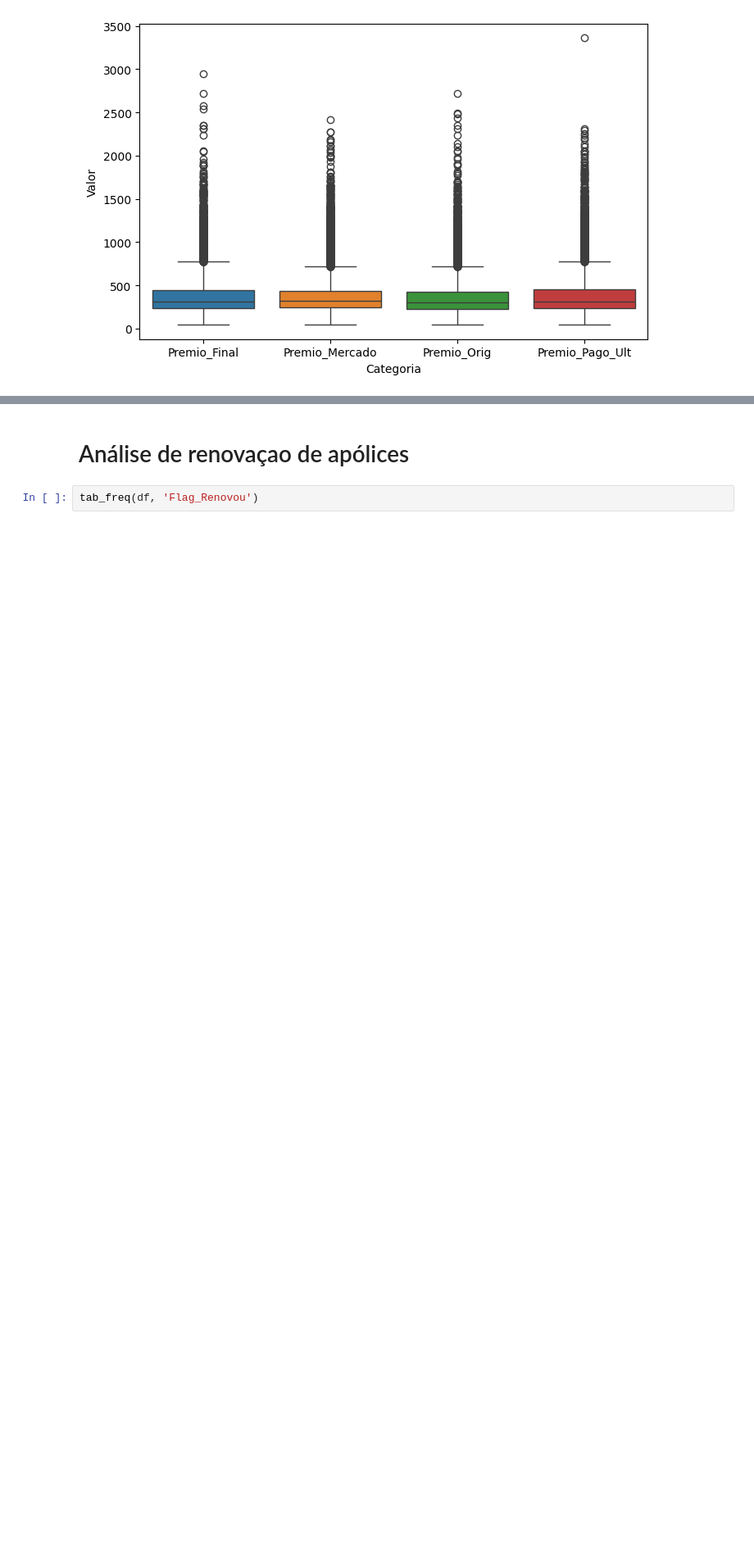
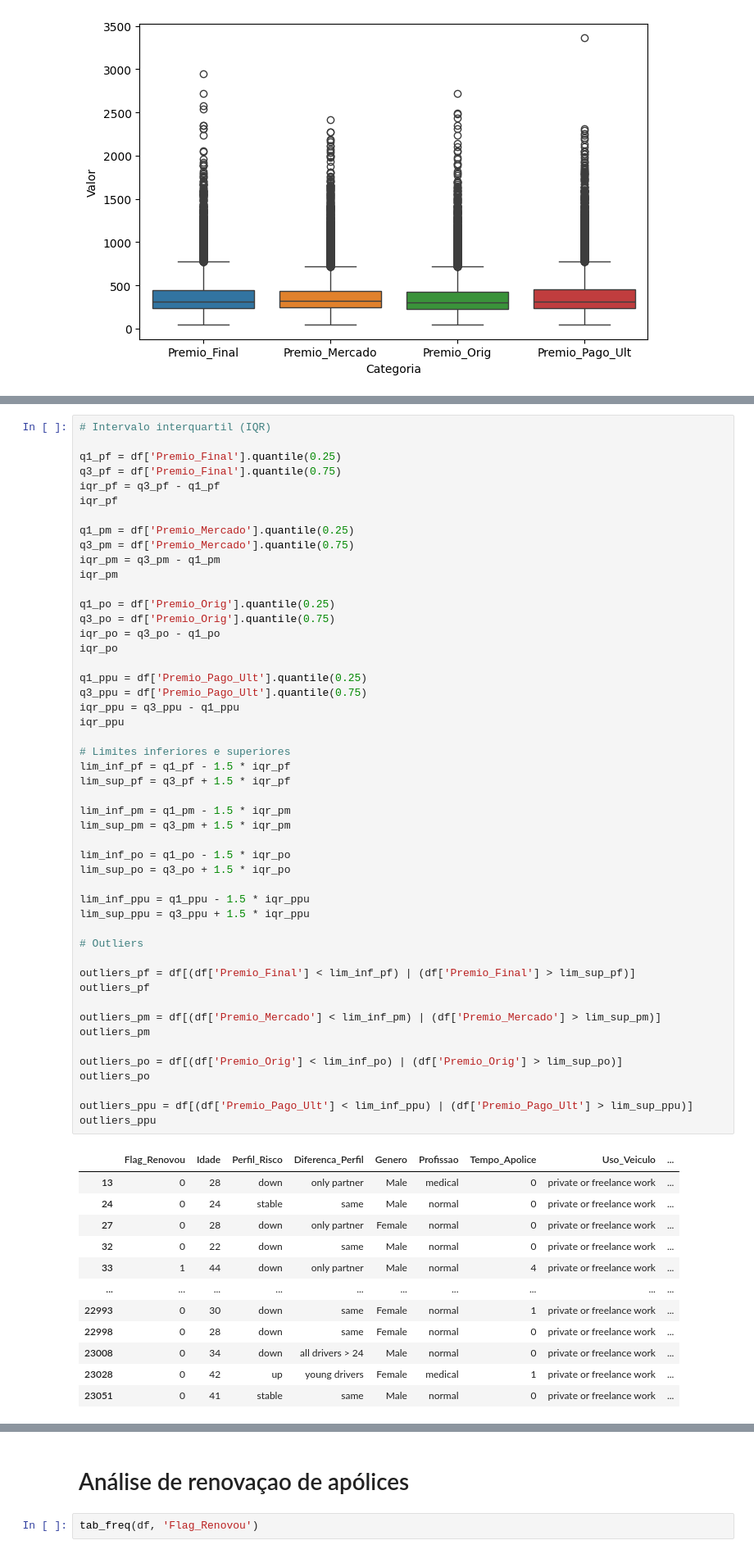
Before and after one commit to arqmarcel/renovacao_seguros, a Jupyter notebook: notebooks/renovacao_seguros.ipynb, the cells around one changed output, grey strips where cells are left out. Shown at 82% size. Drawn from its saved outputs; the diff is of its cells as text; blank space fills up the shorter version.

```diff
--- a/notebooks/renovacao_seguros.ipynb
+++ b/notebooks/renovacao_seguros.ipynb
@@ -368,0 +371,62 @@ plt.show()
+# %%
+# Intervalo interquartil (IQR)
+
+q1_pf = df['Premio_Final'].quantile(0.25)
+q3_pf = df['Premio_Final'].quantile(0.75)
+iqr_pf = q3_pf - q1_pf
+iqr_pf
+
+q1_pm = df['Premio_Mercado'].quantile(0.25)
+q3_pm = df['Premio_Mercado'].quantile(0.75)
+iqr_pm = q3_pm - q1_pm
+iqr_pm
+
+q1_po = df['Premio_Orig'].quantile(0.25)
+q3_po = df['Premio_Orig'].quantile(0.75)
+iqr_po = q3_po - q1_po
+iqr_po
+
+q1_ppu = df['Premio_Pago_Ult'].quantile(0.25)
+q3_ppu = df['Premio_Pago_Ult'].quantile(0.75)
+iqr_ppu = q3_ppu - q1_ppu
+iqr_ppu
+
+# Limites inferiores e superiores
+lim_inf_pf = q1_pf - 1.5 * iqr_pf
+lim_sup_pf = q3_pf + 1.5 * iqr_pf
+
+lim_inf_pm = q1_pm - 1.5 * iqr_pm
+lim_sup_pm = q3_pm + 1.5 * iqr_pm
+
+lim_inf_po = q1_po - 1.5 * iqr_po
+lim_sup_po = q3_po + 1.5 * iqr_po
+
+lim_inf_ppu = q1_ppu - 1.5 * iqr_ppu
+lim_sup_ppu = q3_ppu + 1.5 * iqr_ppu
+
+# Outliers
+
+outliers_pf = df[(df['Premio_Final'] < lim_inf_pf) | (df['Premio_Final'] > lim_sup_pf)]
+outliers_pf
+
+outliers_pm = df[(df['Premio_Mercado'] < lim_inf_pm) | (df['Premio_Mercado'] > lim_sup_pm)]
+outliers_pm
+
+outliers_po = df[(df['Premio_Orig'] < lim_inf_po) | (df['Premio_Orig'] > lim_sup_po)]
+outliers_po
+
+outliers_ppu = df[(df['Premio_Pago_Ult'] < lim_inf_ppu) | (df['Premio_Pago_Ult'] > lim_sup_ppu)]
+outliers_ppu
+# %% [output]
+|  | Flag_Renovou | Idade | Perfil_Risco | Diferenca_Perfil | Genero | Profissao | Tempo_Apolice | Uso_Veiculo | ... |
+| 13 | 0 | 28 | down | only partner | Male | medical | 0 | private or freelance work | ... |
+| 24 | 0 | 24 | stable | same | Male | normal | 0 | private or freelance work | ... |
+| 27 | 0 | 28 | down | only partner | Female | normal | 0 | private or freelance work | ... |
+| 32 | 0 | 22 | down | same | Male | normal | 0 | private or freelance work | ... |
+| 33 | 1 | 44 | down | only partner | Male | normal | 4 | private or freelance work | ... |
+| ... | ... | ... | ... | ... | ... | ... | ... | ... | ... |
+| 22993 | 0 | 30 | down | same | Female | normal | 1 | private or freelance work | ... |
+| 22998 | 0 | 28 | down | same | Female | normal | 0 | private or freelance work | ... |
+| 23008 | 0 | 34 | down | all drivers > 24 | Male | normal | 0 | private or freelance work | ... |
+| 23028 | 0 | 42 | up | young drivers | Female | medical | 1 | private or freelance work | ... |
+| 23051 | 0 | 41 | stable | same | Male | normal | 0 | private or freelance work | ... |
```
Also changed, not shown: parts of 3 cells of this notebook, 1 other file.
